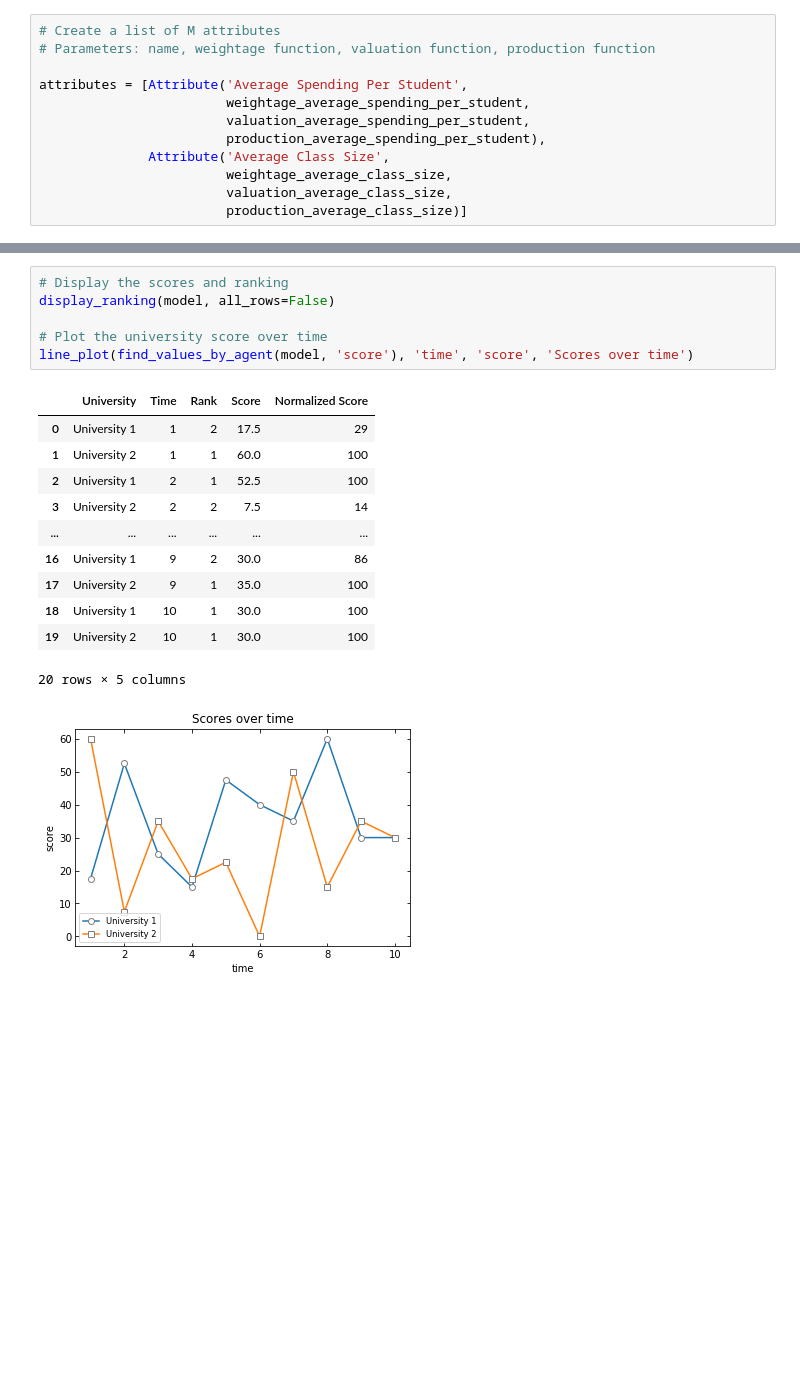
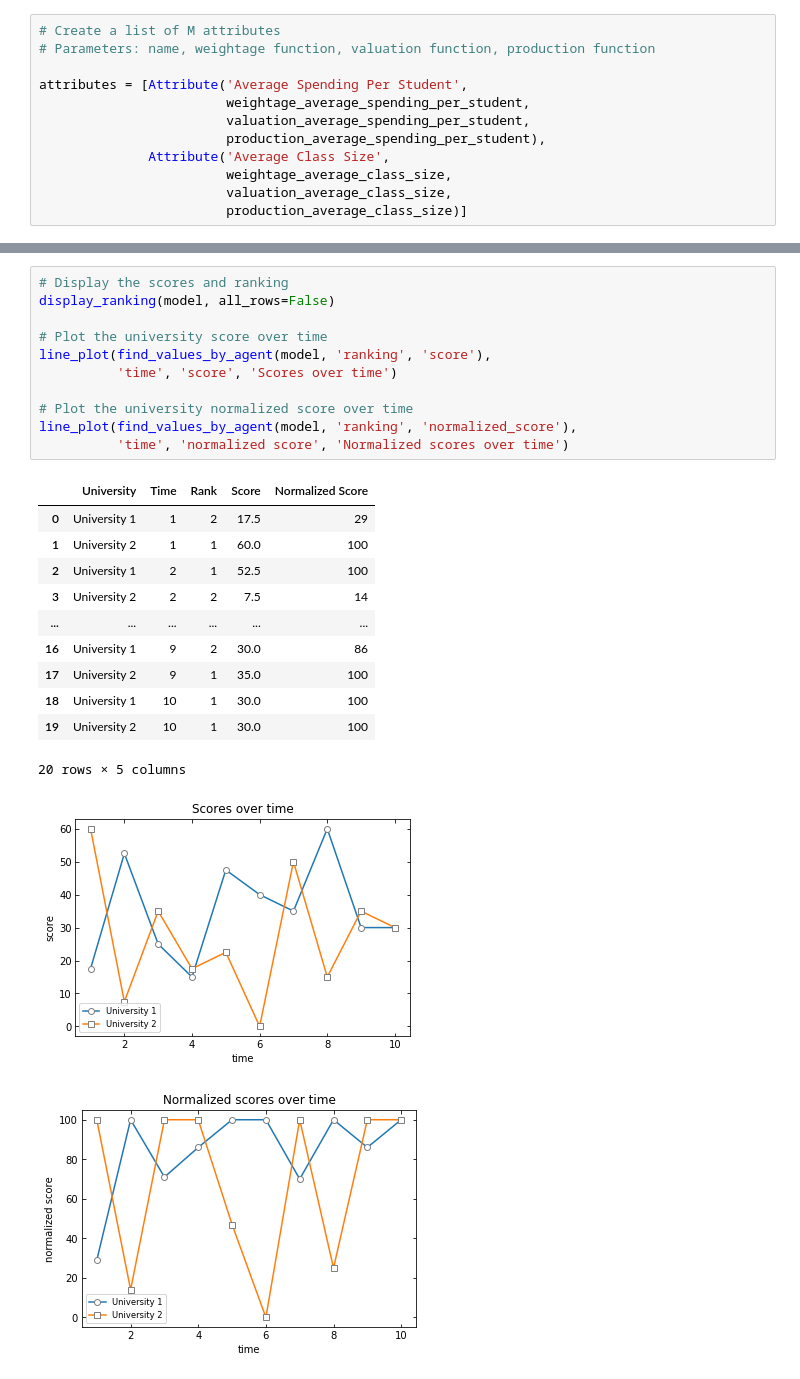
Before and after one commit to DavidBalash/agent_based_models, a Jupyter notebook: ranking_notebook.ipynb, the cells around one changed output, grey strips where cells are left out. Drawn from its saved outputs; the diff is of its cells as text; blank space fills up the shorter version.

```diff
--- a/ranking_notebook.ipynb
+++ b/ranking_notebook.ipynb
@@ -191,19 +253,25 @@ $t$ using their $\mu_u(t)$ values.
 # %%
 # Display the scores and ranking
 display_ranking(model, all_rows=False)
 
 # Plot the university score over time
-line_plot(find_values_by_agent(model, 'score'), 'time', 'score', 'Scores over time')
+line_plot(find_values_by_agent(model, 'ranking', 'score'),
+          'time', 'score', 'Scores over time')
+
+# Plot the university normalized score over time
+line_plot(find_values_by_agent(model, 'ranking', 'normalized_score'),
+          'time', 'normalized score', 'Normalized scores over time')
 # %% [output]
 |  | University | Time | Rank | Score | Normalized Score |
 | 0 | University 1 | 1 | 2 | 17.5 | 29 |
 | 1 | University 2 | 1 | 1 | 60.0 | 100 |
 | 2 | University 1 | 2 | 1 | 52.5 | 100 |
 | 3 | University 2 | 2 | 2 | 7.5 | 14 |
 | ... | ... | ... | ... | ... | ... |
 | 16 | University 1 | 9 | 2 | 30.0 | 86 |
 | 17 | University 2 | 9 | 1 | 35.0 | 100 |
 | 18 | University 1 | 10 | 1 | 30.0 | 100 |
 | 19 | University 2 | 10 | 1 | 30.0 | 100 |
 20 rows × 5 columns
 [figure]
+[figure, added]
```
Also changed, not shown: parts of 10 cells of this notebook, 4 other files.
